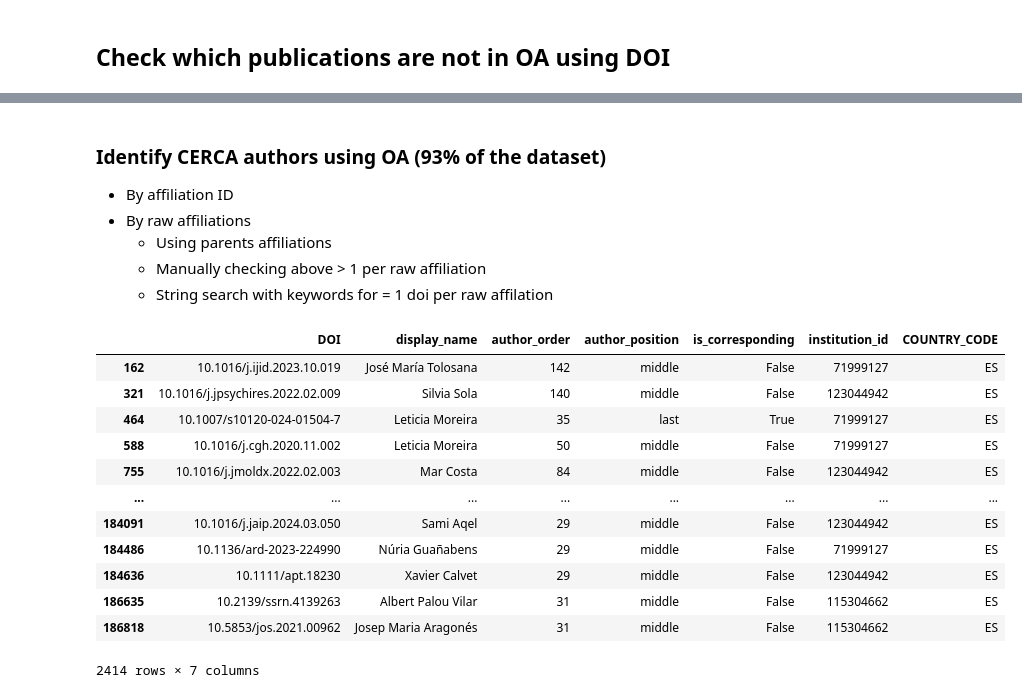
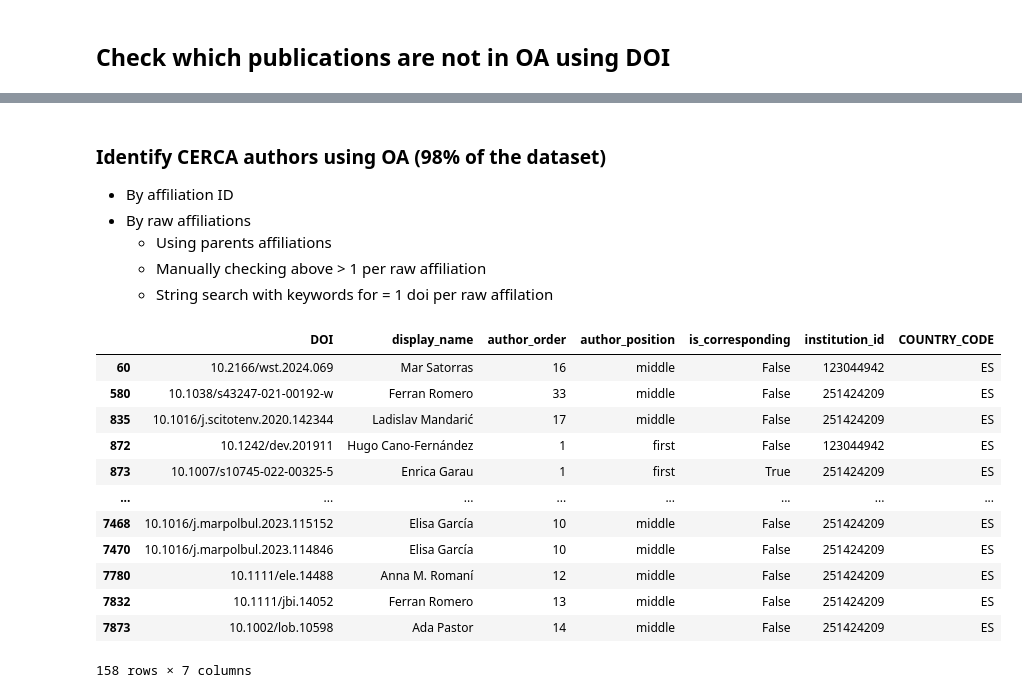
Before and after one commit to APVsiris/2025CERCA01, a Jupyter notebook: notebooks/0.0.3-apv-extractrawdata _2.ipynb, the cells around one changed output, grey strips where cells are left out. Cells and saved outputs as stored; diff of their text form; code cells hidden in the pictures.

```diff
--- a/notebooks/0.0.3-apv-extractrawdata _2.ipynb
+++ b/notebooks/0.0.3-apv-extractrawdata _2.ipynb
@@ -27,7 +51,9 @@ df_crm
 ### ICRA
 # %%
 center_name = 'ICRA/'
-file_name = 'XXX'
+file_name = 'DOIS_ICRA'
 # %%
-### ÉS UN PDF
-df_icra
+df_ICRA = pd.read_csv(file_path + 'BM_' + center_name + file_name + '.csv')
+df_ICRA = df_ICRA[['ICRA']].dropna().rename(columns = {'ICRA' : 'DOI'})
+df_ICRA['Center'] = 'ICRA'
+df_ICRA
@@ -56,5 +78,5 @@ df_ctfc
 # %%
-df_centers = pd.concat([df_crm, df_icra, df_ctfc], ignore_index = True)
+df_centers = pd.concat([df_CRM, df_ICRA], ignore_index = True)
 df_centers.to_csv('../data/processed/CERCA_5_Bibliometria_SIRIS_segonaentrega.csv', index = False)
 df_centers
 # %% [output]
@@ -86,7 +108,7 @@ def bg_query(query):
     df = client.query(query)
     return df.to_dataframe()
 # %%
-in_query = str(tuple(df_centers.DOI.tolist()))
+in_query = str(tuple(df_centers.DOI.str.lower().tolist())) # IMPORTANT TO LOWER THEM!
 in_query = in_query.replace(',)', ')')
 
 sql = f"""SELECT ww.DOI,
@@ -126,5 +148,5 @@ df_OA
 # %% [markdown]
-### Identify CERCA authors using OA (93% of the dataset)
+### Identify CERCA authors using OA (98% of the dataset)
 
 - By affiliation ID
 - By raw affiliations
@@ -133,37 +155,35 @@ df_OA
   - String search with keywords for = 1 doi per raw affilation
 # %%
 cerca_centers = {'CRM' : ['4210122226'], # NOT IN OA
-                    'ICRA' : ['2799562678'],
-                    'CTFC' : ['4210117018']}
+                 'ICRA' : ['2799562678']}
 
 interest_cerca = list(set(sum(list(cerca_centers.values()), [])))
 interest_cerca = [int(x) for x in interest_cerca if x != '']
 
 cerca_authors = df_OA[df_OA.institution_id.isin(interest_cerca)].drop_duplicates(['DOI'])
 
 cerca_parents = {'CRM' : ['123044942'],
-                    'ICRA' : ['251424209'],
-                    'CTFC' : ['15766328', '123044942']}
+                 'ICRA' : ['251424209']}
 
 parents_cerca = list(set(sum(list(cerca_parents.values()), [])))
 parents_cerca = [int(x) for x in parents_cerca if x != '']
 
 cerca_possible_authors = df_OA[(df_OA.institution_id.isin(parents_cerca)) & (~df_OA.display_name.isin(cerca_authors.display_name))].drop_duplicates(['DOI'])
 cerca_possible_authors
 # %% [output]
 |  | DOI | display_name | author_order | author_position | is_corresponding | institution_id | COUNTRY_CODE |
-| 162 | 10.1016/j.ijid.2023.10.019 | José Marı́a Tolosana | 142 | middle | False | 71999127 | ES |
-| 321 | 10.1016/j.jpsychires.2022.02.009 | Silvia Sola | 140 | middle | False | 123044942 | ES |
-| 464 | 10.1007/s10120-024-01504-7 | Leticia Moreira | 35 | last | True | 71999127 | ES |
-| 588 | 10.1016/j.cgh.2020.11.002 | Leticia Moreira | 50 | middle | False | 71999127 | ES |
-| 755 | 10.1016/j.jmoldx.2022.02.003 | Mar Costa | 84 | middle | False | 123044942 | ES |
+| 60 | 10.2166/wst.2024.069 | Mar Satorras | 16 | middle | False | 123044942 | ES |
+| 580 | 10.1038/s43247-021-00192-w | Ferran Romero | 33 | middle | False | 251424209 | ES |
+| 835 | 10.1016/j.scitotenv.2020.142344 | Ladislav Mandarić | 17 | middle | False | 251424209 | ES |
+| 872 | 10.1242/dev.201911 | Hugo Cano‐Fernández | 1 | first | False | 123044942 | ES |
+| 873 | 10.1007/s10745-022-00325-5 | Enrica Garau | 1 | first | True | 251424209 | ES |
 | ... | ... | ... | ... | ... | ... | ... | ... |
-| 184091 | 10.1016/j.jaip.2024.03.050 | Sami Aqel | 29 | middle | False | 123044942 | ES |
-| 184486 | 10.1136/ard-2023-224990 | Núria Guañabens | 29 | middle | False | 71999127 | ES |
-| 184636 | 10.1111/apt.18230 | Xavier Calvet | 29 | middle | False | 123044942 | ES |
-| 186635 | 10.2139/ssrn.4139263 | Albert Palou Vilar | 31 | middle | False | 115304662 | ES |
-| 186818 | 10.5853/jos.2021.00962 | Josep Maria Aragonés | 31 | middle | False | 115304662 | ES |
+| 7468 | 10.1016/j.marpolbul.2023.115152 | Elisa García | 10 | middle | False | 251424209 | ES |
+| 7470 | 10.1016/j.marpolbul.2023.114846 | Elisa García | 10 | middle | False | 251424209 | ES |
+| 7780 | 10.1111/ele.14488 | Anna M. Romaní | 12 | middle | False | 251424209 | ES |
+| 7832 | 10.1111/jbi.14052 | Ferran Romero | 13 | middle | False | 251424209 | ES |
+| 7873 | 10.1002/lob.10598 | Ada Pastor | 14 | middle | False | 251424209 | ES |
-2414 rows × 7 columns
+158 rows × 7 columns
 # %%
 in_query = str(tuple(cerca_possible_authors.DOI.tolist()))
 in_query = in_query.replace(',)', ')')
```
Also changed, not shown: parts of 34 cells of this notebook, 14 other files.
